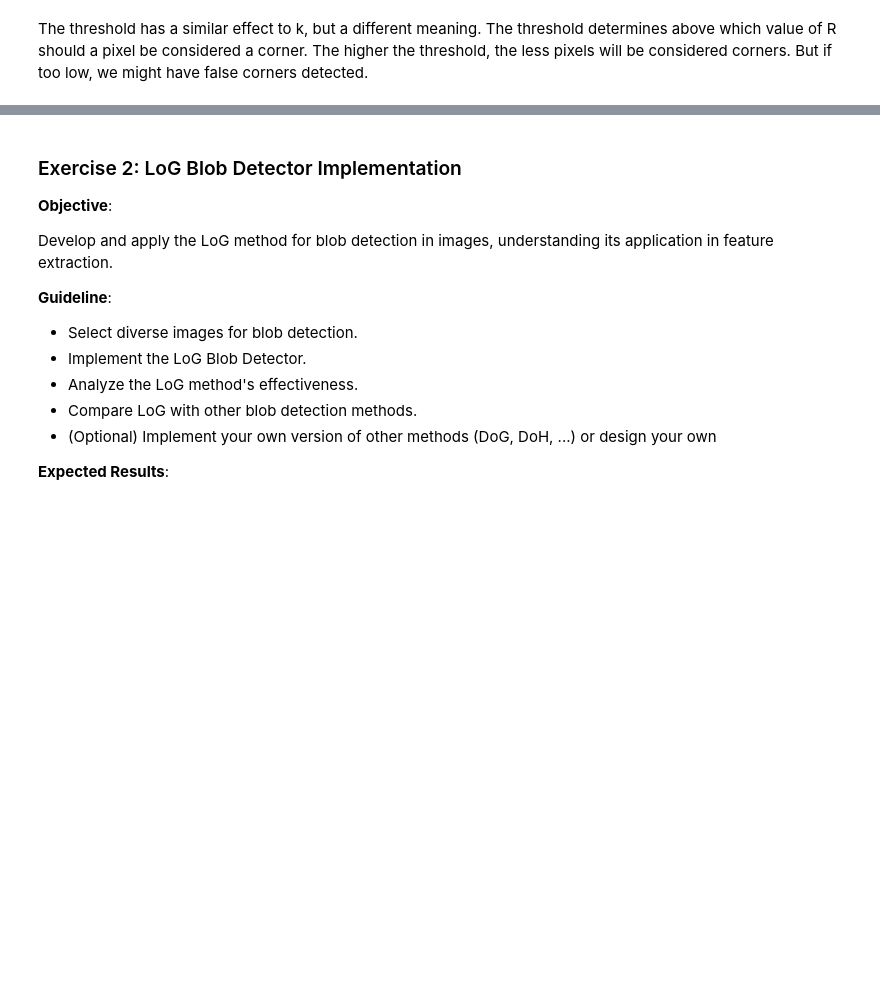
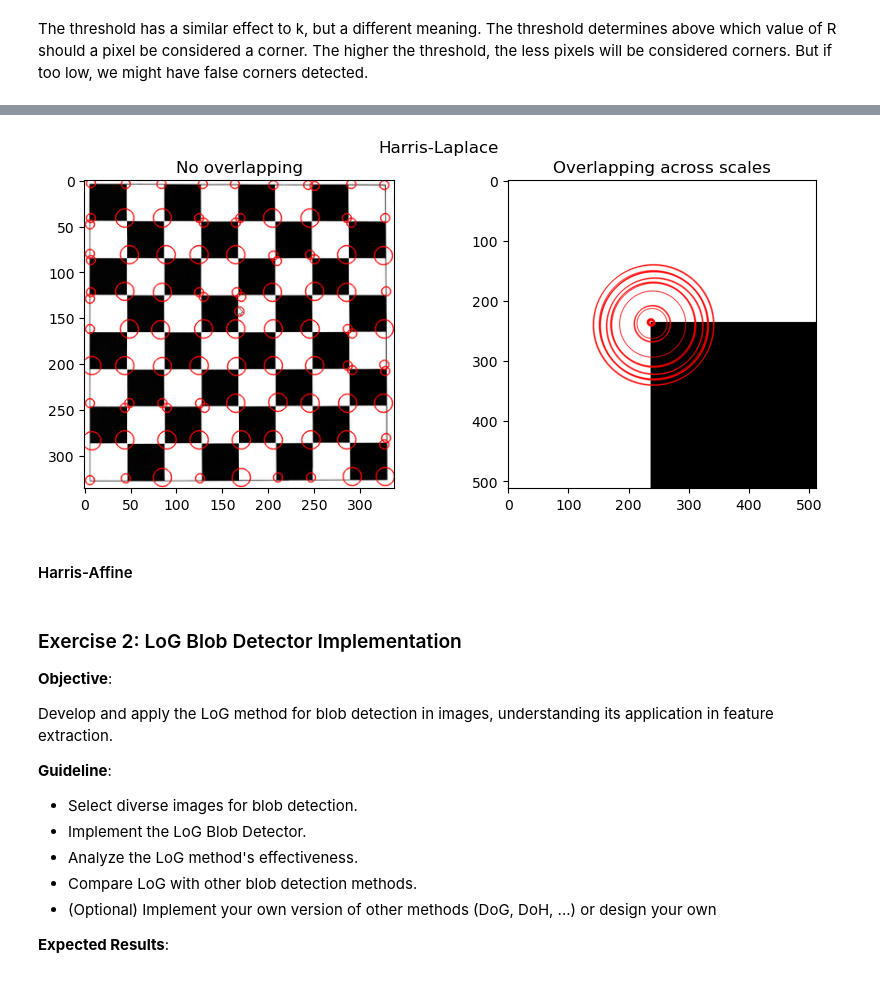
Before and after one commit to Pikurrot/cv-problems-uab, a Jupyter notebook: Lab 4/Practicum_Fondations_CV_Lab4.ipynb, the cells around one changed output, grey strips where cells are left out. Saved outputs shown, nothing was run; the diff lists cells and outputs as text; code cells hidden in the pictures; blank space fills up the shorter version.

```diff
--- a/Lab 4/Practicum_Fondations_CV_Lab4.ipynb
+++ b/Lab 4/Practicum_Fondations_CV_Lab4.ipynb
@@ -205,3 +304,21 @@ The threshold has a similar effect to k, but a different meaning. The threshold
+# %%
+img_rgb2 = cv2.imread("extras/squares.png")
+img_rgb2 = cv2.cvtColor(img_rgb2, cv2.COLOR_BGR2RGB)
+img_rgb3 = cv2.imread("extras/square.png")
+img_rgb3 = cv2.cvtColor(img_rgb3, cv2.COLOR_BGR2RGB)
+keypoints2 = harris_laplace_corner_detection(img_rgb2, num_scales=5, ksize=3, k=0.04, harris_thresh=0.01, log_thresh=500)
+keypoints3 = harris_laplace_corner_detection(img_rgb3, num_scales=20, ksize=3, k=0.04, harris_thresh=0.01, log_thresh=0, overlap=1)
+fig, ax = plt.subplots(1, 2, figsize=(10, 4))
+ax[0].imshow(draw_keypoints(img_rgb2, keypoints2))
+ax[1].imshow(draw_keypoints(img_rgb3, keypoints3))
+ax[0].set_title("No overlapping")
+ax[1].set_title("Overlapping across scales")
+fig.suptitle("Harris-Laplace")
+plt.show()
+# %% [output]
+[figure, added]
+# %% [markdown]
+#### Harris-Affine
 # %% [markdown]
 
 ### Exercise 2: LoG Blob Detector Implementation
```
Also changed, not shown: parts of 4 cells of this notebook.
